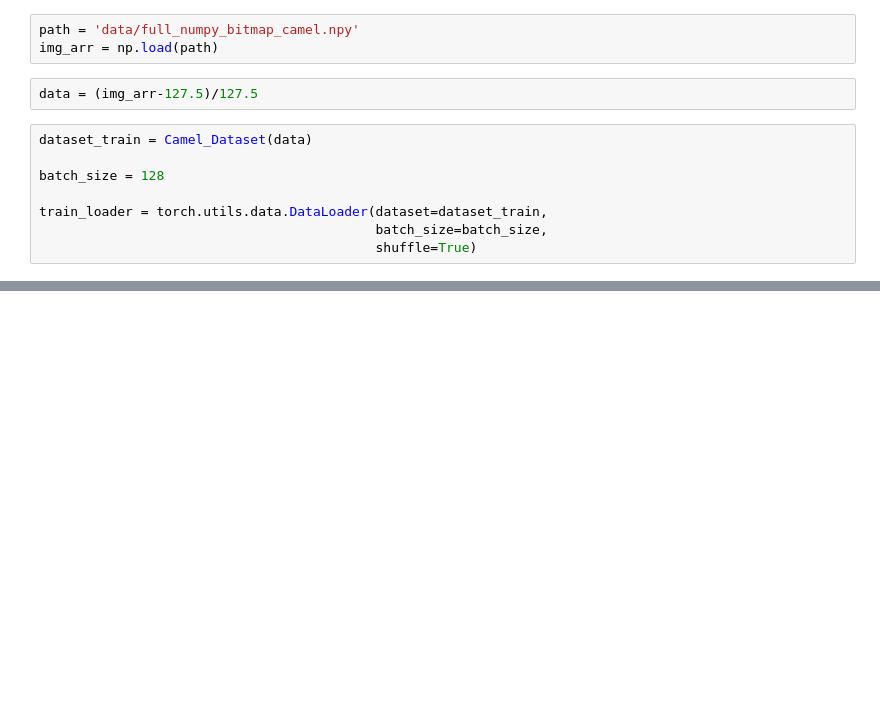
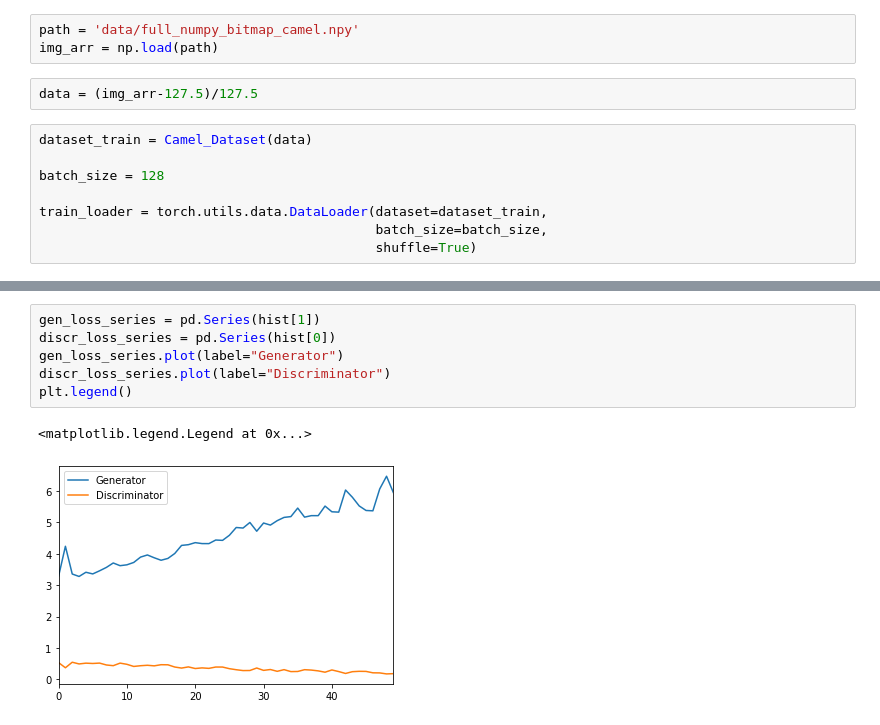
Before and after one commit to tony-mtz/dcgans, a Jupyter notebook: gans_train.ipynb, the cells around one changed output, grey strips where cells are left out. Drawn from its saved outputs; the diff is of its cells as text; blank space fills up the shorter version.

```diff
--- a/gans_train.ipynb
+++ b/gans_train.ipynb
@@ -43,0 +81,9 @@ Sequential(
+# %%
+gen_loss_series = pd.Series(hist[1])
+discr_loss_series = pd.Series(hist[0])
+gen_loss_series.plot(label="Generator")
+discr_loss_series.plot(label="Discriminator")
+plt.legend()
+# %% [output]
+<matplotlib.legend.Legend at 0x...>
+[figure, added]
```
Also changed, not shown: parts of 7 cells of this notebook, 4 other files.
